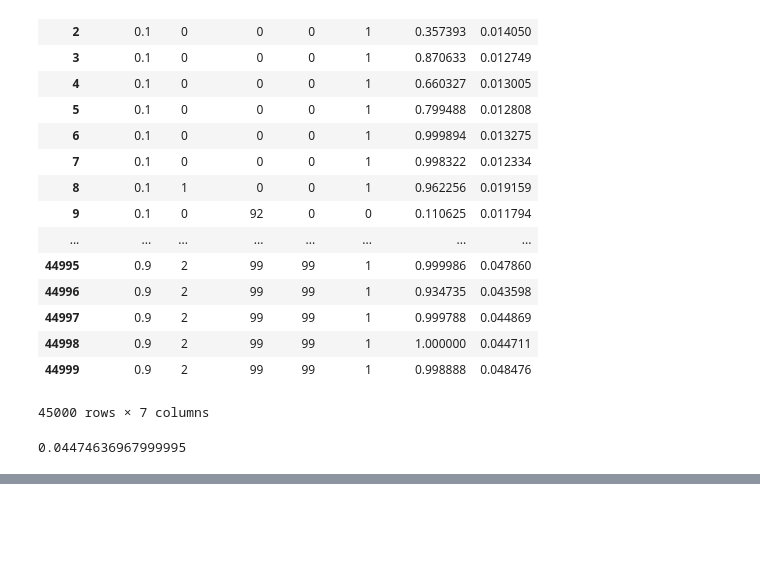
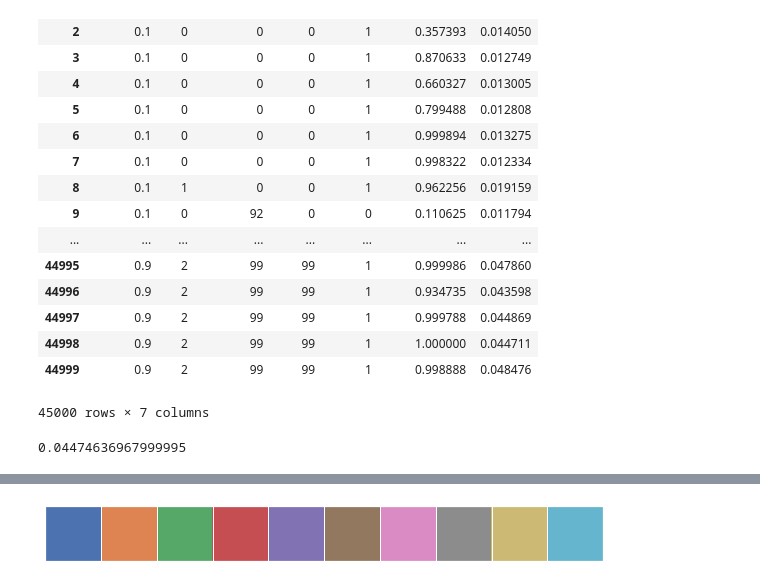
Before and after one commit to AlexKarlsen/thesis-src, a Jupyter notebook: DDNN/logging/threshold_test/Inference analysis.ipynb, the cells around one changed output, grey strips where cells are left out. Saved outputs shown, nothing was run; the diff lists cells and outputs as text; code cells hidden in the pictures; blank space fills up the shorter version.

```diff
--- a/DDNN/logging/threshold_test/Inference analysis.ipynb
+++ b/DDNN/logging/threshold_test/Inference analysis.ipynb
@@ -123,2 +149,7 @@ df_stats
+# %%
+current_palette = sns.color_palette()
+sns.palplot(current_palette)
+# %% [output]
+[figure, added]
 # %%
 fig, axes = plt.subplots(2,1)
```
Also changed, not shown: parts of 33 cells of this notebook.
